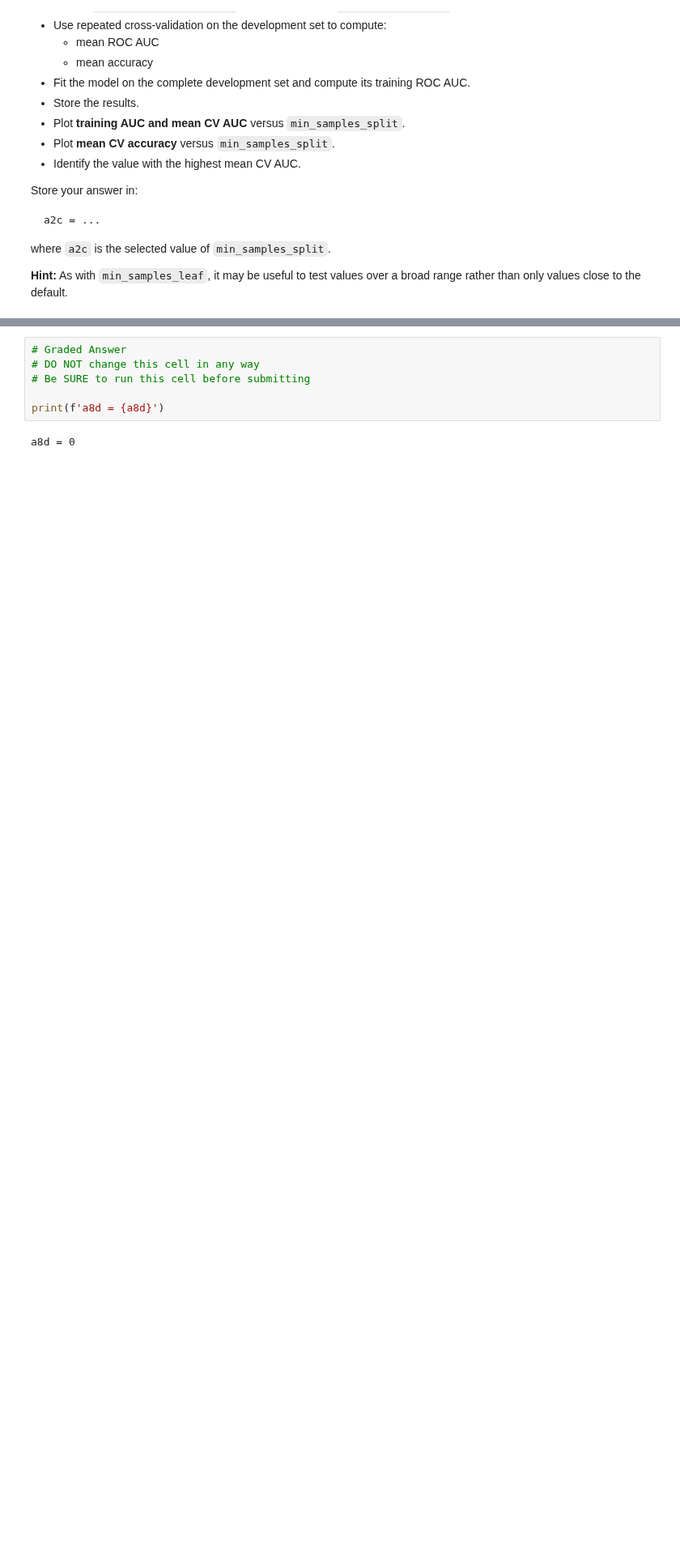
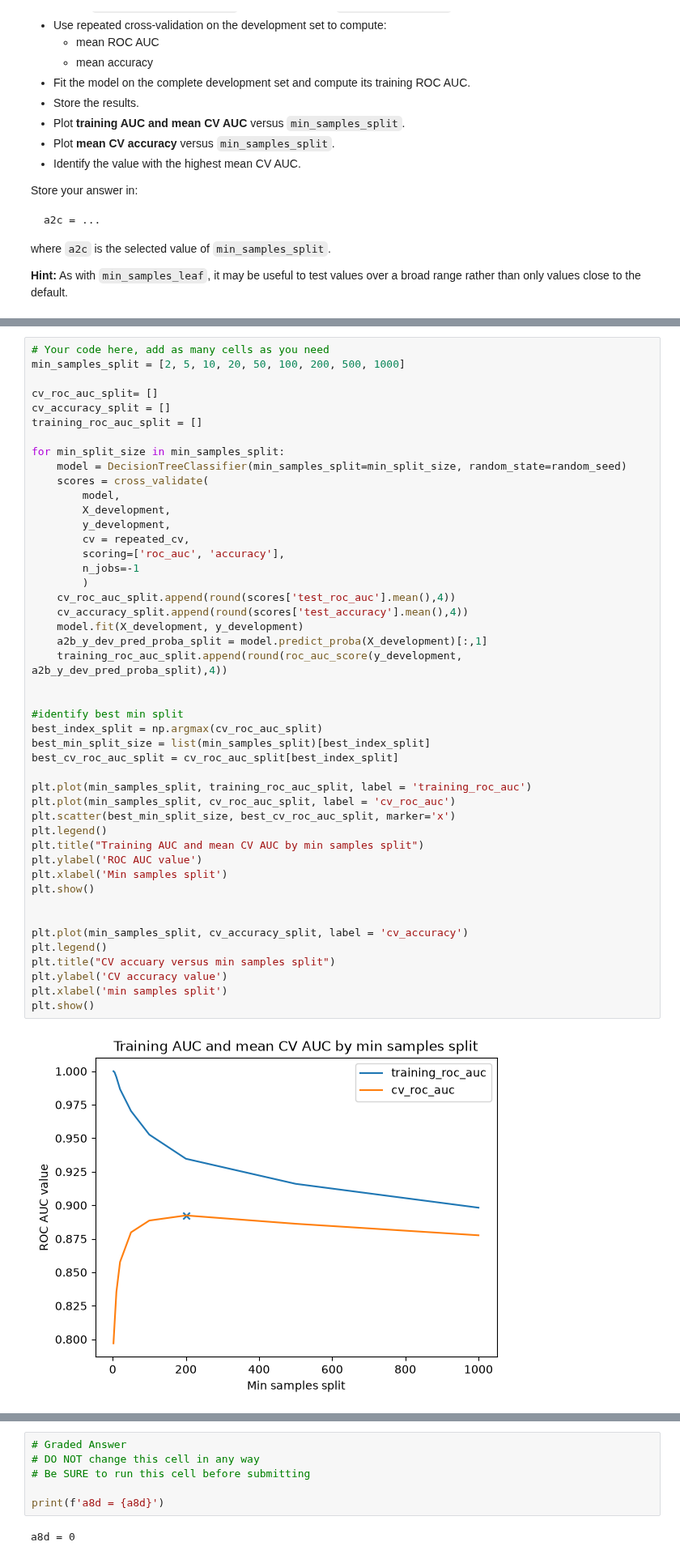
Before and after one commit to max-issokson-bu/DX603-Assignments, a Jupyter notebook: Homework_06.ipynb, the cells around one changed output, grey strips where cells are left out. Shown at 81% size. Cells and saved outputs as stored; diff of their text form; blank space fills up the shorter version.

```diff
--- a/Homework_06.ipynb
+++ b/Homework_06.ipynb
@@ -432,0 +568,48 @@ where `a2c` is the selected value of `min_samples_split`.
+# %%
+# Your code here, add as many cells as you need
+min_samples_split = [2, 5, 10, 20, 50, 100, 200, 500, 1000]
+
+cv_roc_auc_split= []
+cv_accuracy_split = []
+training_roc_auc_split = []
+
+for min_split_size in min_samples_split:
+    model = DecisionTreeClassifier(min_samples_split=min_split_size, random_state=random_seed)
+    scores = cross_validate(
+        model,
+        X_development,
+        y_development,
+        cv = repeated_cv,
+        scoring=['roc_auc', 'accuracy'],
+        n_jobs=-1
+        )
+    cv_roc_auc_split.append(round(scores['test_roc_auc'].mean(),4))
+    cv_accuracy_split.append(round(scores['test_accuracy'].mean(),4))
+    model.fit(X_development, y_development)
+    a2b_y_dev_pred_proba_split = model.predict_proba(X_development)[:,1]
+    training_roc_auc_split.append(round(roc_auc_score(y_development, a2b_y_dev_pred_proba_split),4))
+
+
+#identify best min split
+best_index_split = np.argmax(cv_roc_auc_split)
+best_min_split_size = list(min_samples_split)[best_index_split]
+best_cv_roc_auc_split = cv_roc_auc_split[best_index_split]
+
+plt.plot(min_samples_split, training_roc_auc_split, label = 'training_roc_auc')
+plt.plot(min_samples_split, cv_roc_auc_split, label = 'cv_roc_auc')
+plt.scatter(best_min_split_size, best_cv_roc_auc_split, marker='x')
+plt.legend()
+plt.title("Training AUC and mean CV AUC by min samples split")
+plt.ylabel('ROC AUC value')
+plt.xlabel('Min samples split')
+plt.show()
+
+
+plt.plot(min_samples_split, cv_accuracy_split, label = 'cv_accuracy')
+plt.legend()
+plt.title("CV accuary versus min samples split")
+plt.ylabel('CV accuracy value')
+plt.xlabel('min samples split')
+plt.show()
+# %% [output]
+[figure, added]
```
Also changed, not shown: parts of 58 cells of this notebook.
